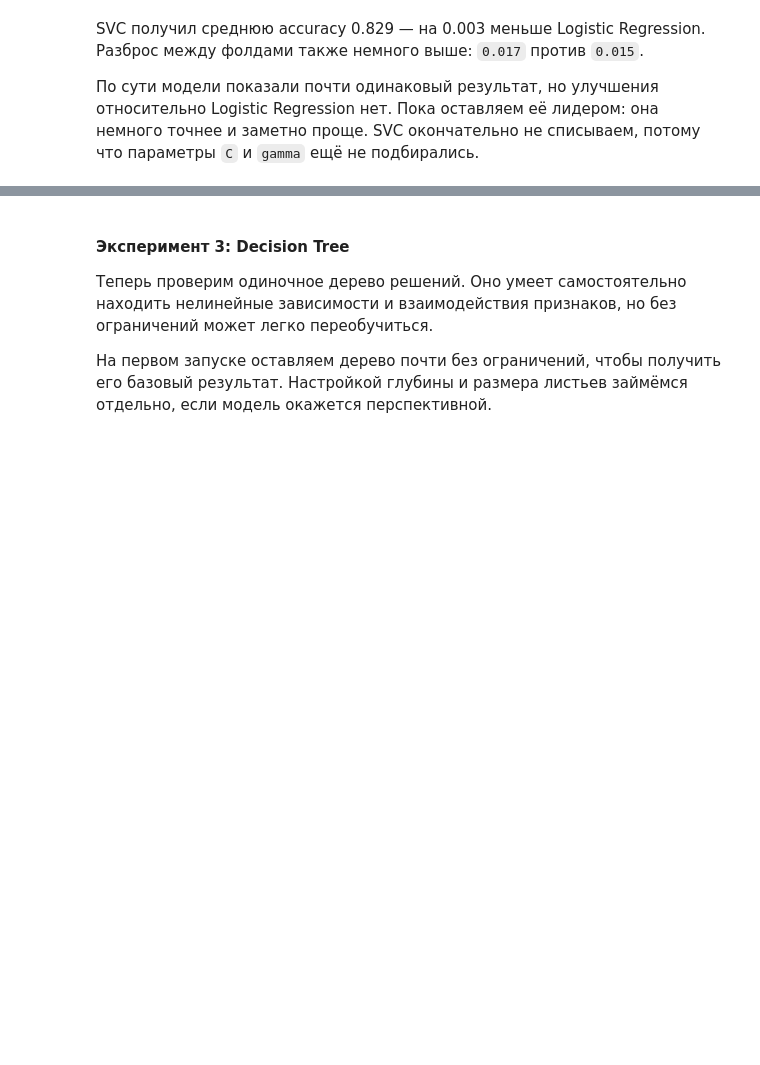
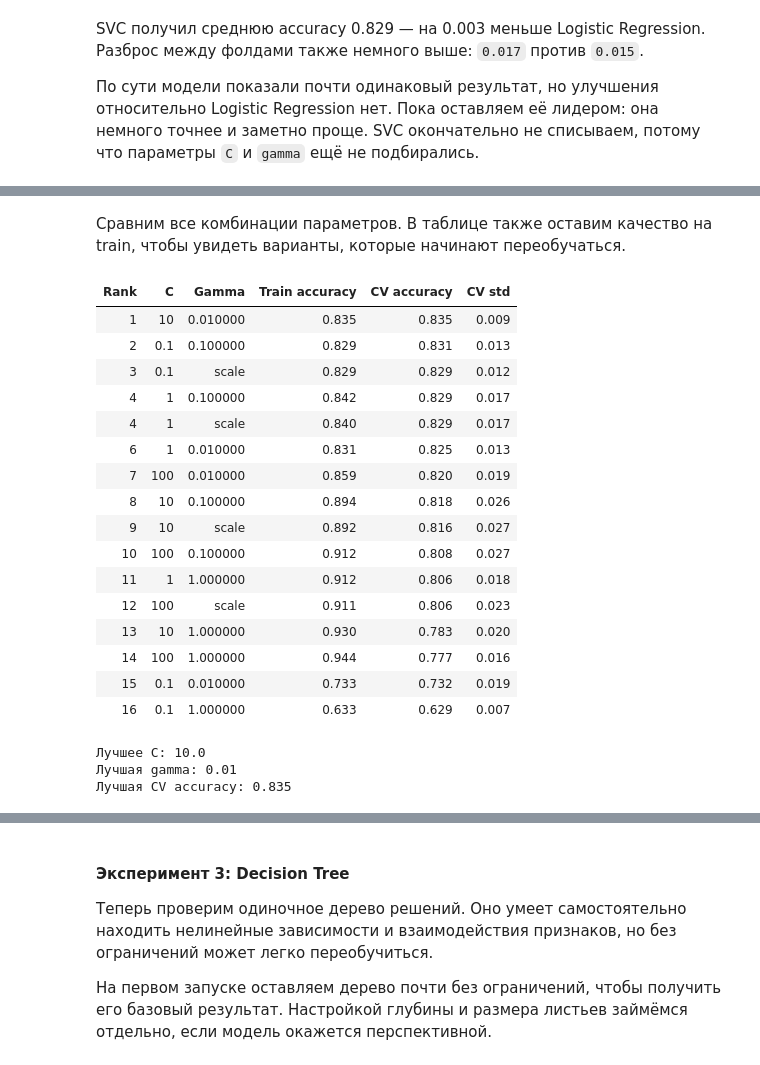
Before and after one commit to caesarrimskiyyyyyyyyyyyy/competition-titanic, a Jupyter notebook: notebooks/03_experiments.ipynb, the cells around one changed output, grey strips where cells are left out. Drawn from its saved outputs; the diff is of its cells as text; code cells hidden in the pictures; blank space fills up the shorter version.

Commit message:
update yaml logreg and svc experiments

```diff
--- a/notebooks/03_experiments.ipynb
+++ b/notebooks/03_experiments.ipynb
@@ -138,7 +138,7 @@ Logistic Regression строит линейную границу между кл
 Параметры пока не подбираем: сначала смотрим базовый результат модели на том же наборе признаков и тех же CV-фолдах.
 # %%
 # Загружаем параметры SVC.
-config = OmegaConf.load(CONFIG_DIR/'svc.yaml')
+config = OmegaConf.load(CONFIG_DIR/'svc'/'01_basic.yaml')
 
 # Hydra создает модель по секции model.
 model = instantiate(config.model)
@@ -160,0 +193,56 @@ SVC получил среднюю accuracy 0.829 — на 0.003 меньше Log
+# %% [markdown]
+Сравним все комбинации параметров. В таблице также оставим качество на train, чтобы увидеть варианты, которые начинают переобучаться.
+# %%
+result_columns = {
+    'rank_test_score': 'Rank',
+    'param_svc__C': 'C',
+    'param_svc__gamma': 'Gamma',
+    'mean_train_score': 'Train accuracy',
+    'mean_test_score': 'CV accuracy',
+    'std_test_score': 'CV std'
+}
+
+svc_search_results = (
+    pd.DataFrame(svc_search.cv_results_)
+    .rename(columns=result_columns)
+    .filter(items=tuple(result_columns.values()))
+    .astype({'Rank': 'int64', 'C': 'float64'})
+    .sort_values('Rank')
+    .reset_index(drop=True)
+)
+
+display(
+    svc_search_results.style
+    .hide(axis='index')
+    .format({
+        'C': '{:g}',
+        'Train accuracy': '{:.3f}',
+        'CV accuracy': '{:.3f}',
+        'CV std': '{:.3f}'
+    })
+)
+
+print('Лучшее C:', svc_search.best_params_['svc__C'])
+print('Лучшая gamma:', svc_search.best_params_['svc__gamma'])
+print(f'Лучшая CV accuracy: {svc_search.best_score_:.3f}')
+# %% [output]
+| Rank | C | Gamma | Train accuracy | CV accuracy | CV std |
+| 1 | 10 | 0.010000 | 0.835 | 0.835 | 0.009 |
+| 2 | 0.1 | 0.100000 | 0.829 | 0.831 | 0.013 |
+| 3 | 0.1 | scale | 0.829 | 0.829 | 0.012 |
+| 4 | 1 | 0.100000 | 0.842 | 0.829 | 0.017 |
+| 4 | 1 | scale | 0.840 | 0.829 | 0.017 |
+| 6 | 1 | 0.010000 | 0.831 | 0.825 | 0.013 |
+| 7 | 100 | 0.010000 | 0.859 | 0.820 | 0.019 |
+| 8 | 10 | 0.100000 | 0.894 | 0.818 | 0.026 |
+| 9 | 10 | scale | 0.892 | 0.816 | 0.027 |
+| 10 | 100 | 0.100000 | 0.912 | 0.808 | 0.027 |
+| 11 | 1 | 1.000000 | 0.912 | 0.806 | 0.018 |
+| 12 | 100 | scale | 0.911 | 0.806 | 0.023 |
+| 13 | 10 | 1.000000 | 0.930 | 0.783 | 0.020 |
+| 14 | 100 | 1.000000 | 0.944 | 0.777 | 0.016 |
+| 15 | 0.1 | 0.010000 | 0.733 | 0.732 | 0.019 |
+| 16 | 0.1 | 1.000000 | 0.633 | 0.629 | 0.007 |
+Лучшее C: 10.0
+Лучшая gamma: 0.01
+Лучшая CV accuracy: 0.835
```
Also changed, not shown: parts of 7 cells of this notebook, 5 other files.
